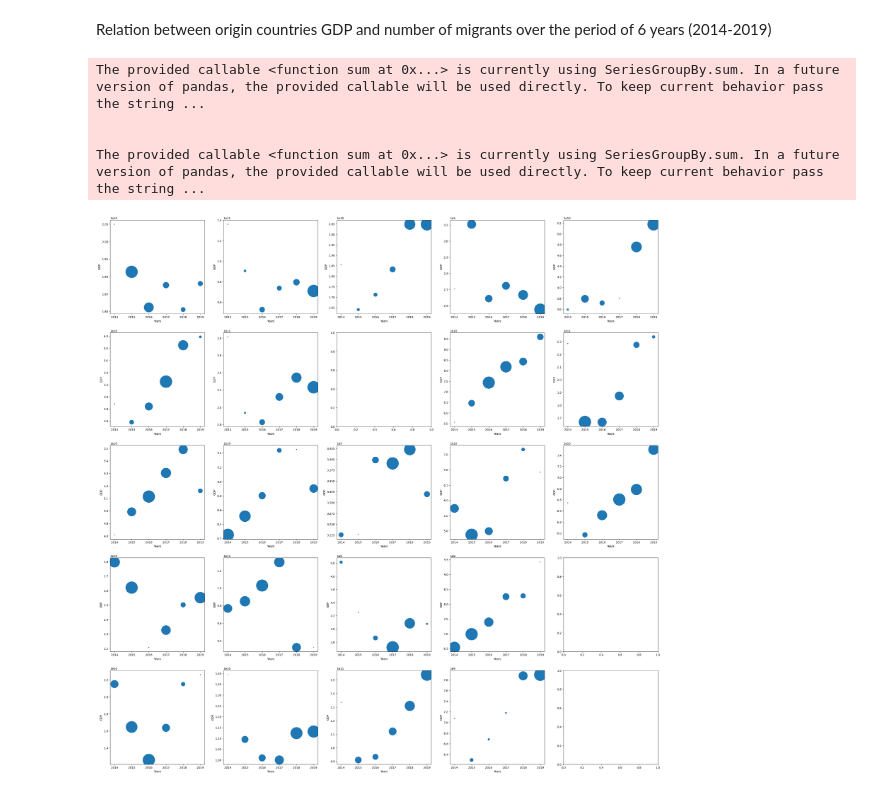
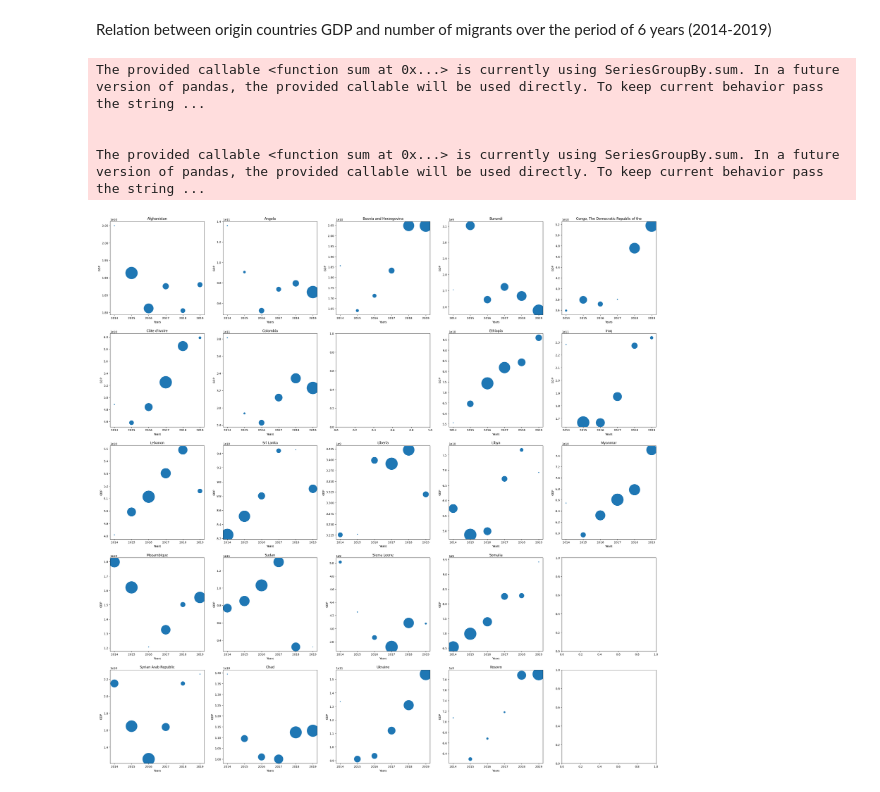
Before and after one commit to MIT-Emerging-Talent/2024-group-07-cdsp, a Jupyter notebook: Data_Analysis/first_iteration/First_Analysis.ipynb, the cells around one changed output. Saved outputs shown, nothing was run; the diff lists cells and outputs as text; code cells hidden in the pictures.

Commit message:
Added names to scatter plot

```diff
--- a/Data_Analysis/first_iteration/First_Analysis.ipynb
+++ b/Data_Analysis/first_iteration/First_Analysis.ipynb
@@ -263,32 +263,32 @@ fig,ax = plt.subplots(5,5, figsize=(35,35))
 #         if country_names[i][j] not in empty:
 #             for E in X:
 #                 x.append(group_cit_gdp[group_cit_gdp['origin_name']==country_names[i][j]][E].item())
 #             for G in Y:
 #                 y.append(group_cit_gdp[group_cit_gdp['origin_name']==country_names[i][j]][G].item())
 #             ax[i][j].plot(x,y, label=f"{country_names[i][j]}")
 #             ax[i][j].set_xlabel("Number of emmigrats")
 #             ax[i][j].set_ylabel("GDP of origin country")
 
 #             ax[i][j].legend()
 
 # plt.title("Relationship between origin countries GDP and Number of emmigrants")
 x=['2014','2015','2016','2017','2018','2019']
 for i in range(0,5):
     for j in range(0,5):
         population=[]
         gdp=[]
 
         if country_names[i][j] not in empty:
             for E in X:
                 population.append(group_cit_gdp[group_cit_gdp['origin_name']==country_names[i][j]][E].item())
             for G in Y:
                 gdp.append(group_cit_gdp[group_cit_gdp['origin_name']==country_names[i][j]][G].item())
-            sns.scatterplot(x=x, y=gdp, size=population, legend=False, sizes=(20, 2000), ax=ax[i][j])
+            sns.scatterplot(x=x, y=gdp, size=population, legend=False, sizes=(20, 2000), ax=ax[i][j]).set_title(country_names[i][j])
             ax[i][j].set_xlabel("Years")
             ax[i][j].set_ylabel("GDP")
 # %% [output]
 The provided callable <function sum at 0x...> is currently using SeriesGroupBy.sum. In a future version of pandas, the provided callable will be used directly. To keep current behavior pass the string ...
 
 
 The provided callable <function sum at 0x...> is currently using SeriesGroupBy.sum. In a future version of pandas, the provided callable will be used directly. To keep current behavior pass the string ...
-[figure, old version]
+[figure, new version]
```
